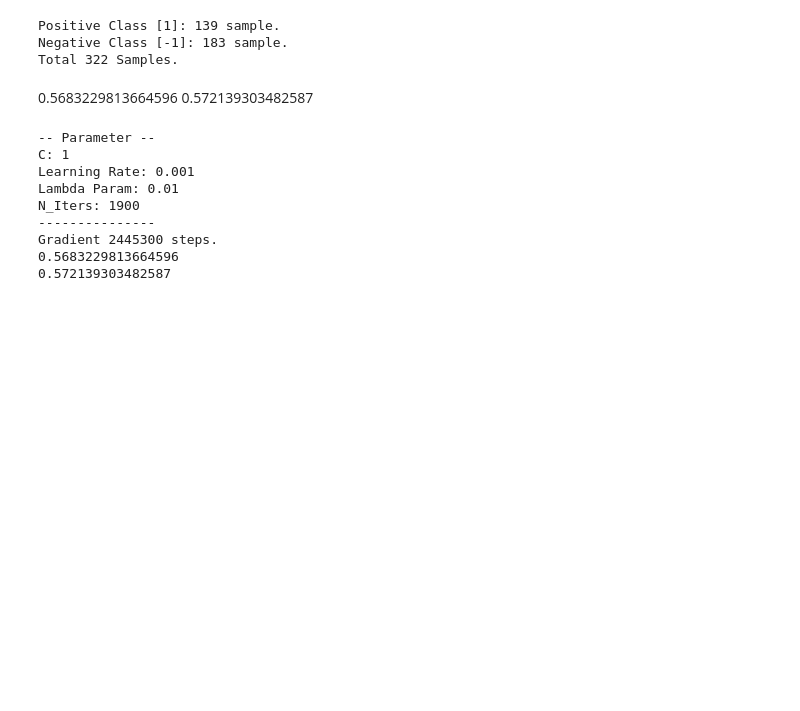
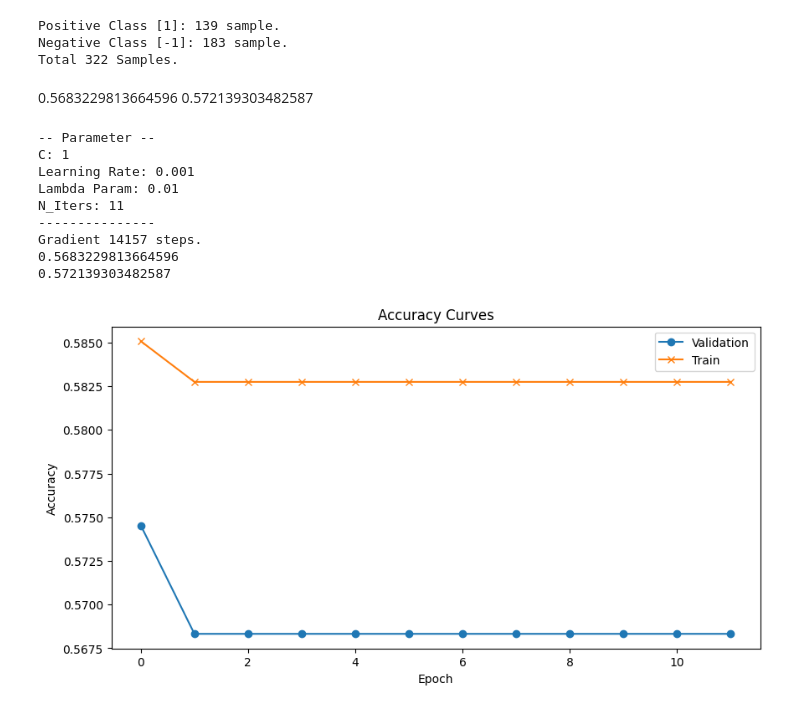
Before and after one commit to PeerasitPloyaram/Support_Vector_Machine_SVM-From_Scratch, a Jupyter notebook: src/main_water_potability.ipynb, the cells around one changed output. Drawn from its saved outputs; the diff is of its cells as text; code cells hidden in the pictures; blank space fills up the shorter version.

```diff
--- a/src/main_water_potability.ipynb
+++ b/src/main_water_potability.ipynb
@@ -132,22 +132,24 @@ Total 322 Samples.
 0.572139303482587
 # %%
 from model import SVM
-model2 = SVM(kernel='linear', learning_rate=0.001, max_itr=1900, lambda_param=0.01,debug=True)
+model2 = SVM(kernel='linear', learning_rate=0.001, max_itr=11, lambda_param=0.01,debug=True)
 model2.fit(x_train, y_train)
 
 
 predict = model2.predict(x_test)
 predict_validate = model2.predict(x_validate)
 
 print(model2.score(x_validate, y_validate))
 print(model2.score(x_test, y_test))
+model2.plot_accuracy(x_train,y_train, x_validate, y_validate)
 # %% [output]
 -- Parameter --
 C: 1
 Learning Rate: 0.001
 Lambda Param: 0.01
-N_Iters: 1900
+N_Iters: 11
 ---------------
-Gradient 2445300 steps.
+Gradient 14157 steps.
 0.5683229813664596
 0.572139303482587
+[figure, added]
```
Also changed, not shown: 1 other file.
